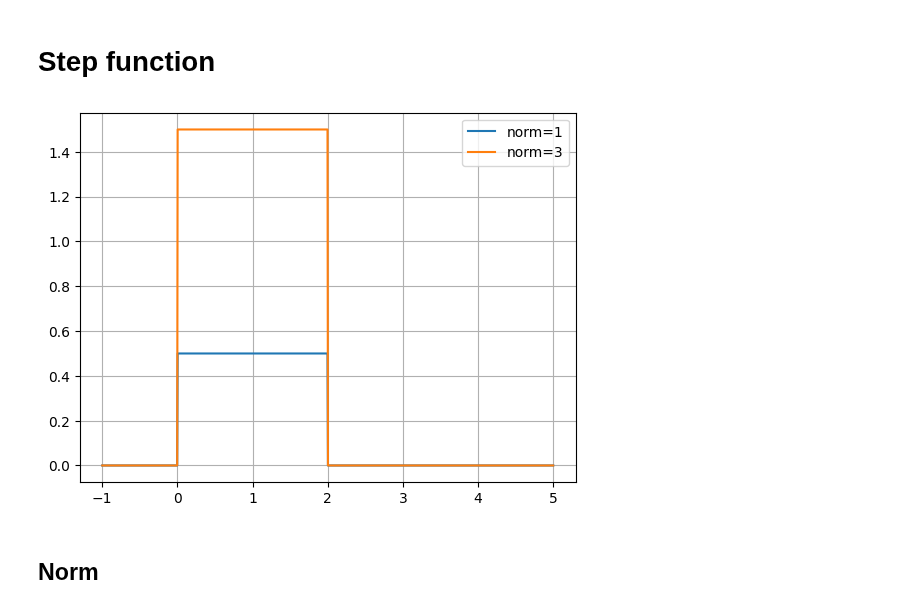
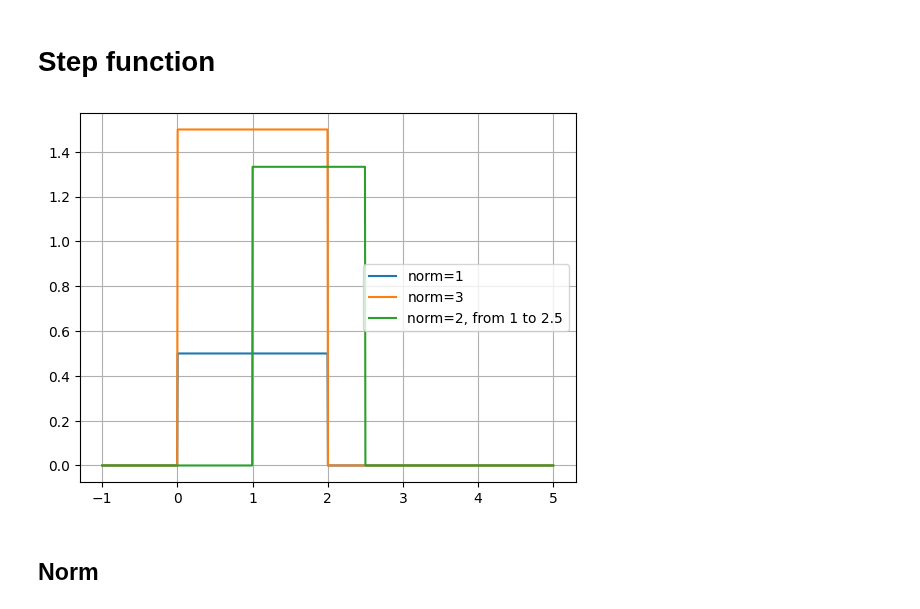
Before and after one commit to grzanka/microdosimetric_spectra_folding, a Jupyter notebook: notebooks/0.2-convolutions-numerical.ipynb, the cells around one changed output. Cells and saved outputs as stored; diff of their text form; code cells hidden in the pictures.

```diff
--- a/notebooks/0.2-validation-convolutions.ipynb
+++ b/notebooks/0.2-convolutions-numerical.ipynb
@@ -21,13 +21,13 @@ Python 3.9.8
 # %%
 xvalues = np.linspace(start=-1, stop=5, num=1000)
-xvalues_for_integration = step_functions(xvalues)
 fig, ax = plt.subplots()
 ax.plot(xvalues, step_functions(xvalues), label="norm=1")
 ax.plot(xvalues, step_functions(xvalues, norm=3), label="norm=3")
-ax.grid();
+ax.plot(xvalues, step_functions(xvalues, lower=1, upper=2.5, norm=2), label="norm=2, from 1 to 2.5")
+ax.grid()
 ax.legend();
 # %% [output]
-[figure, old version]
+[figure, new version]
 # %% [markdown]
 ## Norm
 # %%
```
Also changed, not shown: parts of 19 cells of this notebook.
